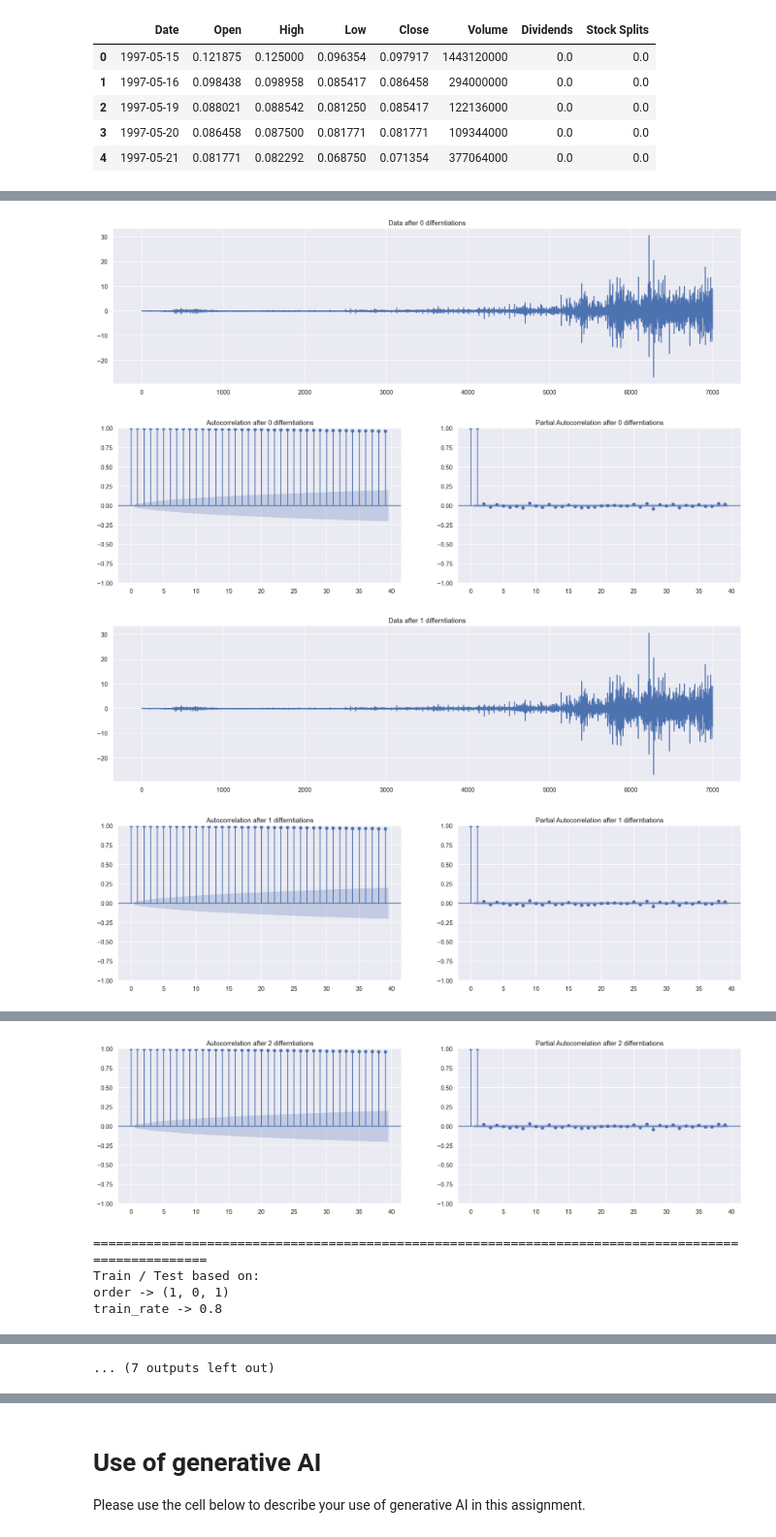
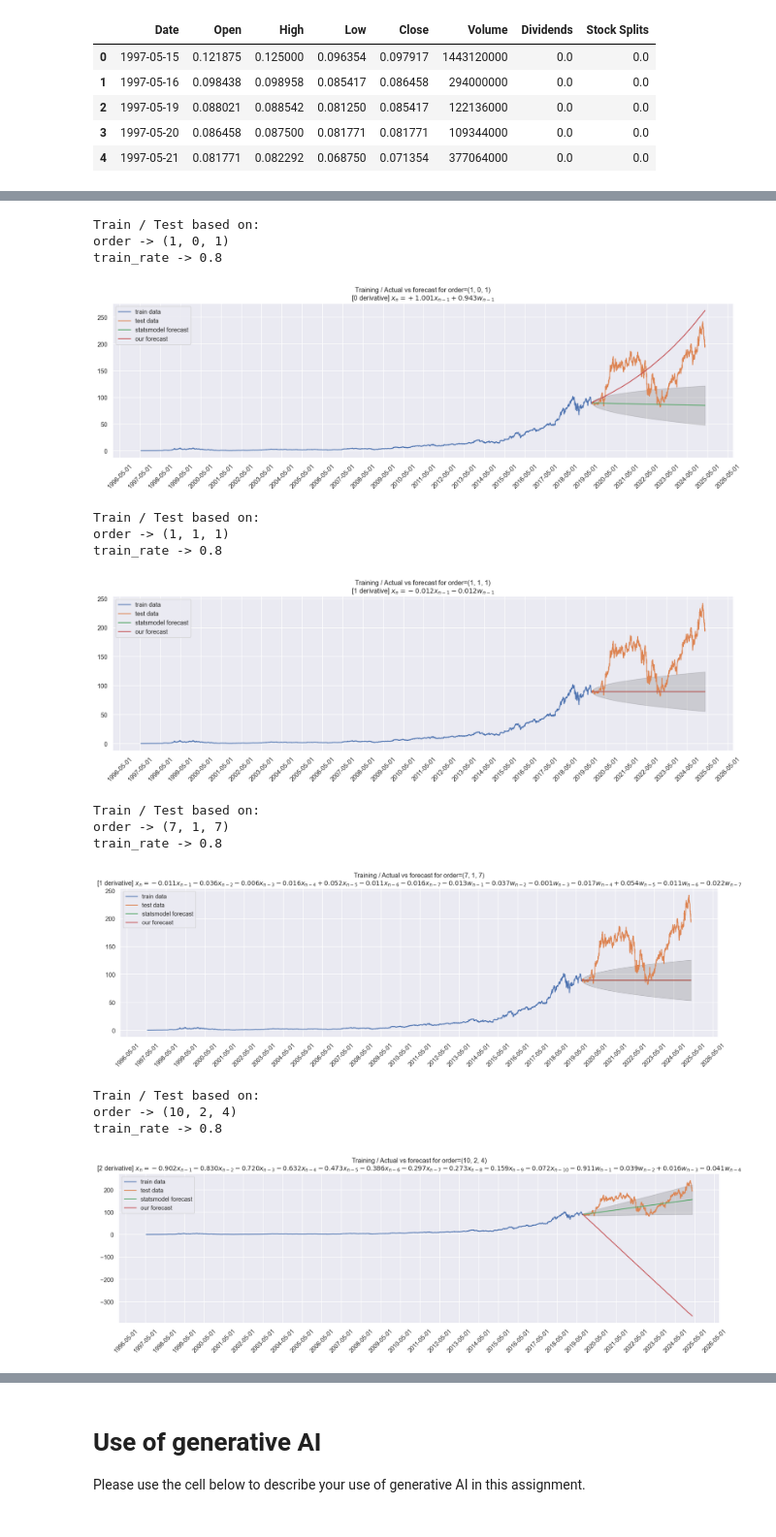
Before and after one commit to stavco9/advancedml-exc3, a Jupyter notebook: 3945_2025A_HW3_Boosting.ipynb, the cells around one changed output, grey strips where cells are left out. Shown at 97% size. Saved outputs shown, nothing was run; the diff lists cells and outputs as text; code cells hidden in the pictures.

```diff
--- a/3945_2025A_HW3_Boosting.ipynb
+++ b/3945_2025A_HW3_Boosting.ipynb
@@ -267,30 +278,33 @@ plt.show()
 [figure]
 # %%
 order = (1, 0, 1)
-test_size = 20
-X_train = X[:-test_size]
-X_test = X[-test_size:]
+train_rate = 0.8
+split = int(len(X) * train_rate)
+
+X_train = X[:split]
+X_test = X[split:]
+x_labels = np.arange(len(X))
 
 our_model = ARIMACustom(X_train, verbose=True, order=order)
 our_model.fit()
 statsmodel_model = ARIMA(X_train, trend="n", order=order)
 statsmodel_model = statsmodel_model.fit()
 
-our_forecast = our_model.forecast(test_size)
-statsmodel_forecast = statsmodel_model.get_forecast(test_size).predicted_mean
-plt.plot(X_train, label="train data")
+our_forecast = our_model.forecast(len(X_test))
+statsmodel_forecast = statsmodel_model.get_forecast(len(X_test)).predicted_mean
+plt.plot(x_labels[:split], X_train, label="train data")
 plt.plot(
-    range(len(X_train) - 1, len(X_train) + test_size),
+    x_labels[split-1:],
     np.insert(X_test, 0, X_train[-1]),
     label="actual data",
 )
 plt.plot(
-    range(len(X_train) - 1, len(X_train) + test_size),
+    x_labels[split-1:],
     np.insert(statsmodel_forecast, 0, X_train[-1]),
     label="statsmodel prediction",
 )
 plt.plot(
-    range(len(X_train) - 1, len(X_train) + test_size),
+    x_labels[split-1:],
     np.insert(our_forecast, 0, X_train[-1]),
     label="our prediction",
 )
@@ -503,21 +526,33 @@ dataset = amzn_dataset_original[["Date", "Close"]]
 # %%
 hyperparams = [
     {"order": (1, 0, 1), "train_rate": 0.8},
-    {"order": (3, 1, 3), "train_rate": 0.8},
-    {"order": (5, 1, 5), "train_rate": 0.8},
-    {"order": (5, 2, 5), "train_rate": 0.8},
-    # {"order": (None, None, None), "train_rate": 0.8},
+    {"order": (1, 1, 1), "train_rate": 0.8},
+    {"order": (7, 1, 7), "train_rate": 0.8},
+    {"order": (10, 2, 4), "train_rate": 0.8},
+    {"order": (None, None, None), "train_rate": 0.8}, # Automatic fit
 ]
 
-plot_correlation_graphs(dataset["Close"])
-print("=" * 100)
 for hyperparam in hyperparams:
+    print("Train / Test based on:")
+    for k, v in hyperparam.items():
+        print(f"{k} -> {v}")
     predicted_dataset = run_arima_train_test(
         dataset["Close"].values, hyperparam, dataset["Date"].values
     )
-    print("=" * 100)
 # %% [output]
+Train / Test based on:
+order -> (1, 0, 1)
+train_rate -> 0.8
-[figure, old version]
+[figure, new version]
+Train / Test based on:
+order -> (1, 1, 1)
+train_rate -> 0.8
-[figure, old version]
+[figure, new version]
+Train / Test based on:
+order -> (7, 1, 7)
+train_rate -> 0.8
-[figure, old version]
+[figure, new version]
+Train / Test based on:
+order -> (10, 2, 4)
+train_rate -> 0.8
-[figure, old version]
+[figure, new version]
@@ -525,5 +562,0 @@ for hyperparam in hyperparams:
-[figure, removed]
-====================================================================================================
-Train / Test based on:
-order -> (1, 0, 1)
-train_rate -> 0.8
@@ -538,4 +563,3 @@ train_rate -> 0.8
-... (7 outputs left out)
 # %% [markdown]
 # Report
 
```
Also changed, not shown: parts of 13 cells of this notebook.
